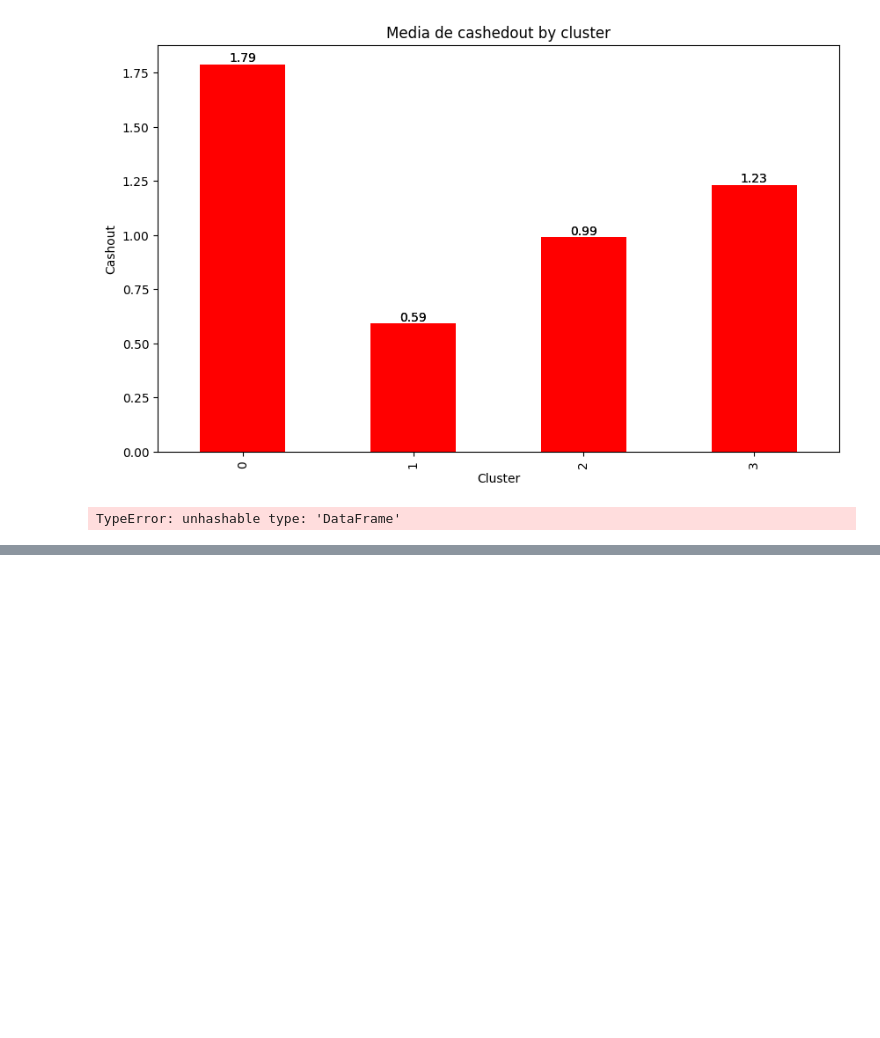
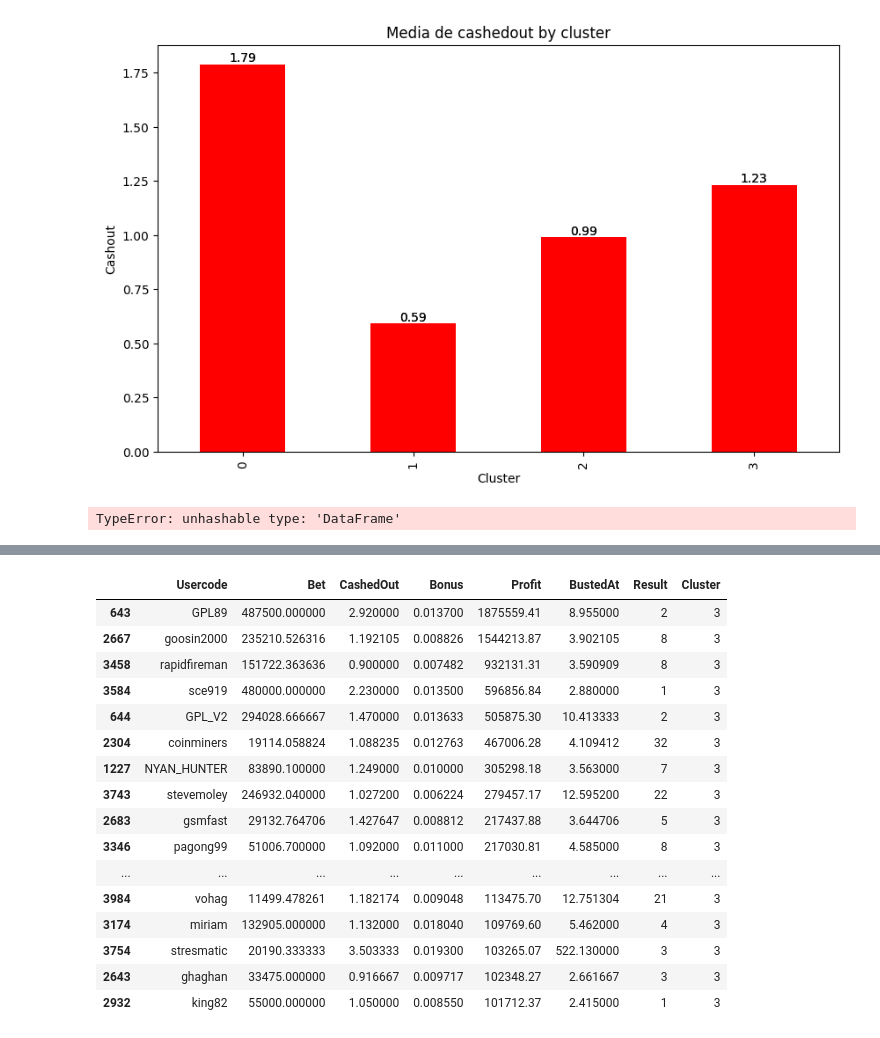
Before and after one commit to AndresEspinal/bustabit, a Jupyter notebook: notebooks/analisis_final.ipynb, the cells around one changed output, grey strips where cells are left out. Saved outputs shown, nothing was run; the diff lists cells and outputs as text; code cells hidden in the pictures; blank space fills up the shorter version.

```diff
--- a/notebooks/analisis_final.ipynb
+++ b/notebooks/analisis_final.ipynb
@@ -334 +326,22 @@ Cluster
 Name: Profit, dtype: float64
+# %%
+#Clientes cluster 3 ganadores por encima de 100000
+data_final[(data_final['Cluster'] == 3) & (data_final['Profit'] > 100000)].sort_values(by='Profit', ascending=False)
+# %% [output]
+|  | Usercode | Bet | CashedOut | Bonus | Profit | BustedAt | Result | Cluster |
+| 643 | GPL89 | 487500.000000 | 2.920000 | 0.013700 | 1875559.41 | 8.955000 | 2 | 3 |
+| 2667 | goosin2000 | 235210.526316 | 1.192105 | 0.008826 | 1544213.87 | 3.902105 | 8 | 3 |
+| 3458 | rapidfireman | 151722.363636 | 0.900000 | 0.007482 | 932131.31 | 3.590909 | 8 | 3 |
+| 3584 | sce919 | 480000.000000 | 2.230000 | 0.013500 | 596856.84 | 2.880000 | 1 | 3 |
+| 644 | GPL_V2 | 294028.666667 | 1.470000 | 0.013633 | 505875.30 | 10.413333 | 2 | 3 |
+| 2304 | coinminers | 19114.058824 | 1.088235 | 0.012763 | 467006.28 | 4.109412 | 32 | 3 |
+| 1227 | NYAN_HUNTER | 83890.100000 | 1.249000 | 0.010000 | 305298.18 | 3.563000 | 7 | 3 |
+| 3743 | stevemoley | 246932.040000 | 1.027200 | 0.006224 | 279457.17 | 12.595200 | 22 | 3 |
+| 2683 | gsmfast | 29132.764706 | 1.427647 | 0.008812 | 217437.88 | 3.644706 | 5 | 3 |
+| 3346 | pagong99 | 51006.700000 | 1.092000 | 0.011000 | 217030.81 | 4.585000 | 8 | 3 |
+| ... | ... | ... | ... | ... | ... | ... | ... | ... |
+| 3984 | vohag | 11499.478261 | 1.182174 | 0.009048 | 113475.70 | 12.751304 | 21 | 3 |
+| 3174 | miriam | 132905.000000 | 1.132000 | 0.018040 | 109769.60 | 5.462000 | 4 | 3 |
+| 3754 | stresmatic | 20190.333333 | 3.503333 | 0.019300 | 103265.07 | 522.130000 | 3 | 3 |
+| 2643 | ghaghan | 33475.000000 | 0.916667 | 0.009717 | 102348.27 | 2.661667 | 3 | 3 |
+| 2932 | king82 | 55000.000000 | 1.050000 | 0.008550 | 101712.37 | 2.415000 | 1 | 3 |
```
Also changed, not shown: parts of 27 cells of this notebook, 1 other file.
